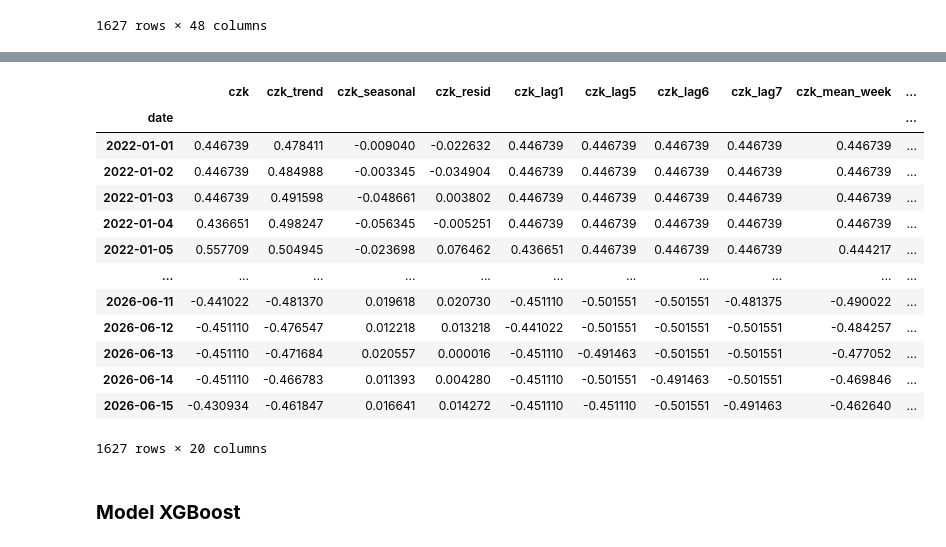
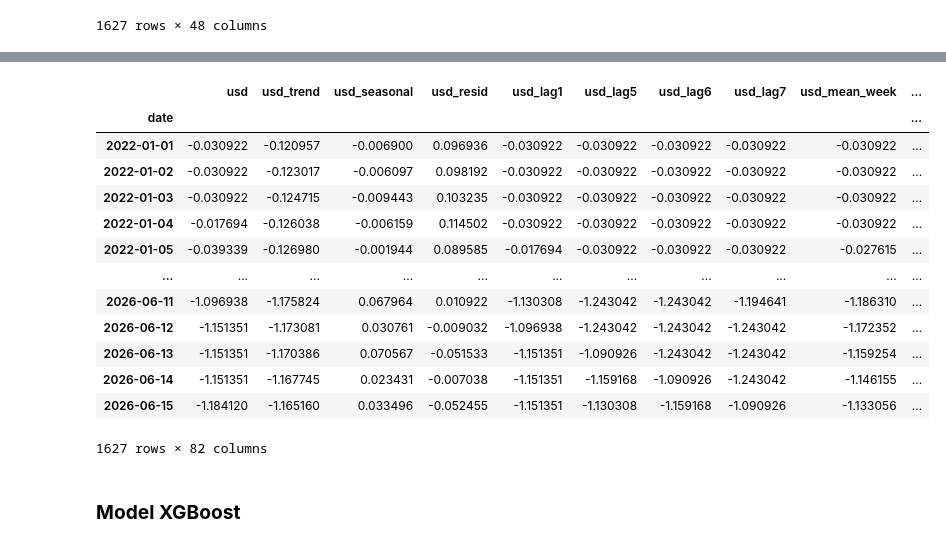
Before and after one commit to dradamm8/ExchangeRatesAnalysis, a Jupyter notebook: notebooks/projekt.ipynb, the cells around one changed output, grey strips where cells are left out. Cells and saved outputs as stored; diff of their text form; code cells hidden in the pictures.

```diff
--- a/notebooks/projekt.ipynb
+++ b/notebooks/projekt.ipynb
@@ -362,13 +448,3 @@ def prepare_data(df):
-# %%
-# funkcja do wybrania cech tylko dla danej waluty
-def get_features(df, code):
-
-    cols = df.columns.tolist()
-    code = code.lower()
-
-    cols = [*filter(lambda x: (code in x) or (x in ['month', 'day', 'quarter']), cols)]
-
-    return df[cols]
 # %%
 usd_df = get_features(df_scaled, "usd")
 eur_df = get_features(df_scaled, "eur")
@@ -376,3 +452,10 @@ huf_df = get_features(df_scaled, "huf")
 uah__df = get_features(df_scaled, "uah")
 jpy_df = get_features(df_scaled, "jpy")
 czk_df = get_features(df_scaled, "czk")
+# %%
+df = get_data_from_db()
+df_to_ml = prepare_data(df)
+
+for x in df_to_ml:
+    if ('month' in x) or ('day' in x) or ('quarter' in x):
+        print(x)
@@ -378,0 +480,3 @@ czk_df = get_features(df_scaled, "czk")
+# %%
+df = get_data_from_db()
+df_to_ml = prepare_data(df)
@@ -378,0 +485,10 @@ czk_df = get_features(df_scaled, "czk")
+# %%
+def get_features(df, code):
+
+    cols = df.columns.tolist()
+    datetime_cols = cols[-50:]
+    code = code.lower()
+
+    cols = [*filter(lambda x: code in x, cols)]
+
+    return df[cols + datetime_cols]
@@ -385,22 +535,22 @@ def make_df_dict(df_scaled):
 
     return df_dict
 # %%
-czk_df
+make_df_dict(df)['usd']
 # %% [output]
-|  | czk | czk_trend | czk_seasonal | czk_resid | czk_lag1 | czk_lag5 | czk_lag6 | czk_lag7 | czk_mean_week | ... |
+|  | usd | usd_trend | usd_seasonal | usd_resid | usd_lag1 | usd_lag5 | usd_lag6 | usd_lag7 | usd_mean_week | ... |
 | date |  |  |  |  |  |  |  |  |  | ... |
-| 2022-01-01 | 0.446739 | 0.478411 | -0.009040 | -0.022632 | 0.446739 | 0.446739 | 0.446739 | 0.446739 | 0.446739 | ... |
-| 2022-01-02 | 0.446739 | 0.484988 | -0.003345 | -0.034904 | 0.446739 | 0.446739 | 0.446739 | 0.446739 | 0.446739 | ... |
-| 2022-01-03 | 0.446739 | 0.491598 | -0.048661 | 0.003802 | 0.446739 | 0.446739 | 0.446739 | 0.446739 | 0.446739 | ... |
-| 2022-01-04 | 0.436651 | 0.498247 | -0.056345 | -0.005251 | 0.446739 | 0.446739 | 0.446739 | 0.446739 | 0.446739 | ... |
-| 2022-01-05 | 0.557709 | 0.504945 | -0.023698 | 0.076462 | 0.436651 | 0.446739 | 0.446739 | 0.446739 | 0.444217 | ... |
+| 2022-01-01 | -0.030922 | -0.120957 | -0.006900 | 0.096936 | -0.030922 | -0.030922 | -0.030922 | -0.030922 | -0.030922 | ... |
+| 2022-01-02 | -0.030922 | -0.123017 | -0.006097 | 0.098192 | -0.030922 | -0.030922 | -0.030922 | -0.030922 | -0.030922 | ... |
+| 2022-01-03 | -0.030922 | -0.124715 | -0.009443 | 0.103235 | -0.030922 | -0.030922 | -0.030922 | -0.030922 | -0.030922 | ... |
+| 2022-01-04 | -0.017694 | -0.126038 | -0.006159 | 0.114502 | -0.030922 | -0.030922 | -0.030922 | -0.030922 | -0.030922 | ... |
+| 2022-01-05 | -0.039339 | -0.126980 | -0.001944 | 0.089585 | -0.017694 | -0.030922 | -0.030922 | -0.030922 | -0.027615 | ... |
 | ... | ... | ... | ... | ... | ... | ... | ... | ... | ... | ... |
-| 2026-06-11 | -0.441022 | -0.481370 | 0.019618 | 0.020730 | -0.451110 | -0.501551 | -0.501551 | -0.481375 | -0.490022 | ... |
-| 2026-06-12 | -0.451110 | -0.476547 | 0.012218 | 0.013218 | -0.441022 | -0.501551 | -0.501551 | -0.501551 | -0.484257 | ... |
-| 2026-06-13 | -0.451110 | -0.471684 | 0.020557 | 0.000016 | -0.451110 | -0.491463 | -0.501551 | -0.501551 | -0.477052 | ... |
-| 2026-06-14 | -0.451110 | -0.466783 | 0.011393 | 0.004280 | -0.451110 | -0.501551 | -0.491463 | -0.501551 | -0.469846 | ... |
-| 2026-06-15 | -0.430934 | -0.461847 | 0.016641 | 0.014272 | -0.451110 | -0.451110 | -0.501551 | -0.491463 | -0.462640 | ... |
+| 2026-06-11 | -1.096938 | -1.175824 | 0.067964 | 0.010922 | -1.130308 | -1.243042 | -1.243042 | -1.194641 | -1.186310 | ... |
+| 2026-06-12 | -1.151351 | -1.173081 | 0.030761 | -0.009032 | -1.096938 | -1.243042 | -1.243042 | -1.243042 | -1.172352 | ... |
+| 2026-06-13 | -1.151351 | -1.170386 | 0.070567 | -0.051533 | -1.151351 | -1.090926 | -1.243042 | -1.243042 | -1.159254 | ... |
+| 2026-06-14 | -1.151351 | -1.167745 | 0.023431 | -0.007038 | -1.151351 | -1.159168 | -1.090926 | -1.243042 | -1.146155 | ... |
+| 2026-06-15 | -1.184120 | -1.165160 | 0.033496 | -0.052455 | -1.151351 | -1.130308 | -1.159168 | -1.090926 | -1.133056 | ... |
-1627 rows × 20 columns
+1627 rows × 82 columns
 # %% [markdown]
 ### <b>Model XGBoost</b>
 # %%
```
Also changed, not shown: parts of 77 cells of this notebook, 1 other file.
